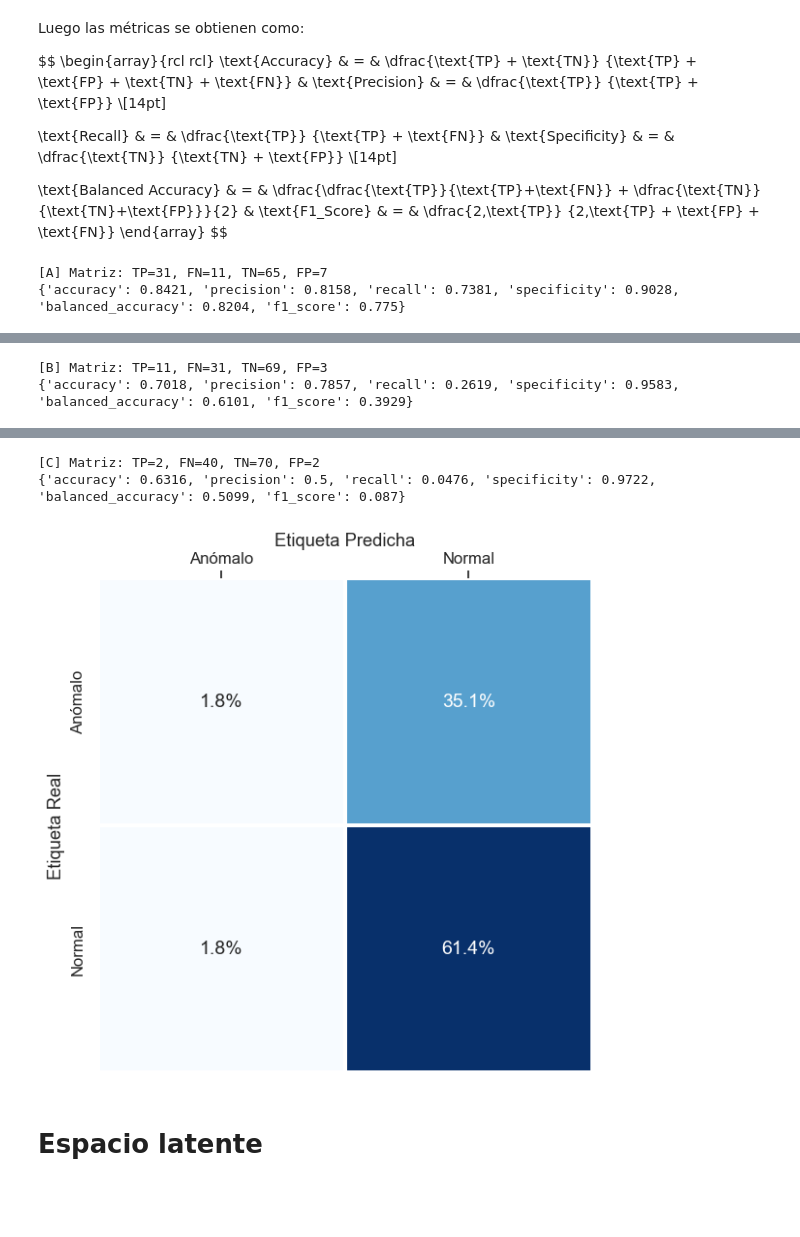
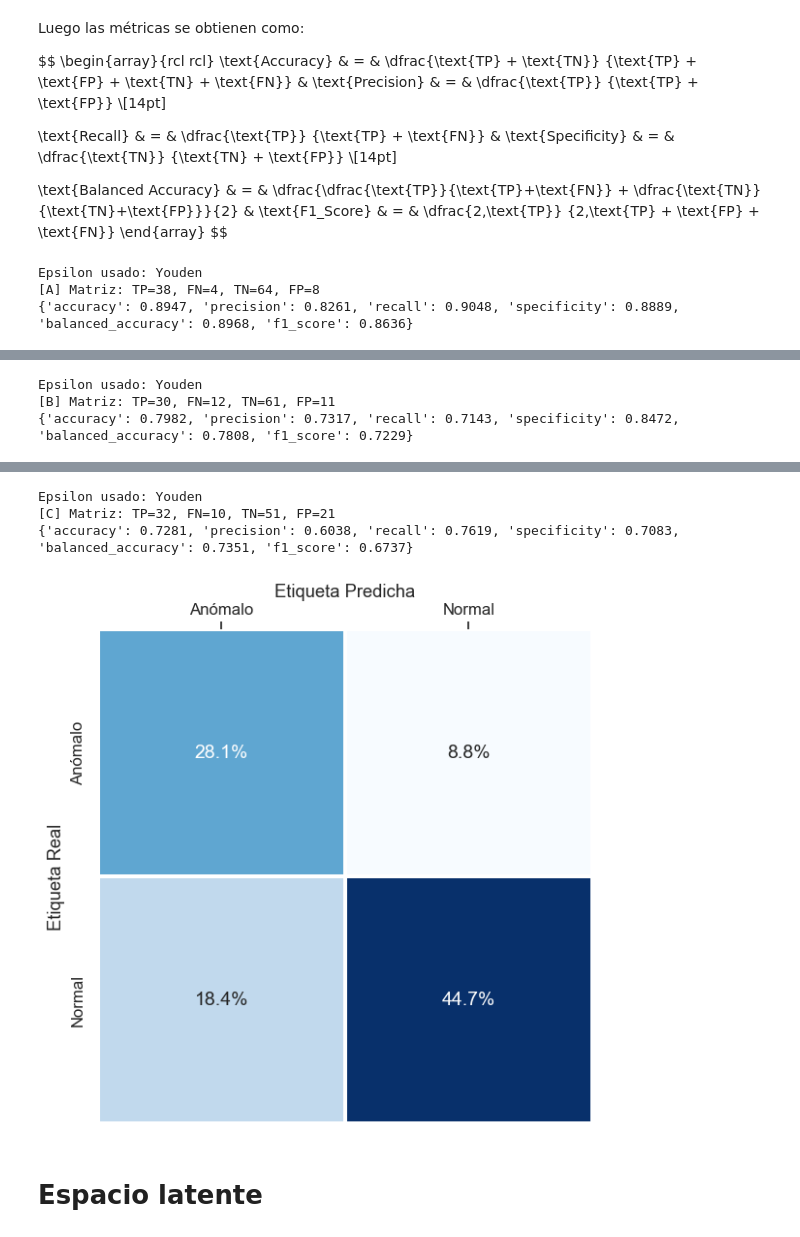
Before and after one commit to matias-cisnero/anomaly-detection-with-autoencoder, a Jupyter notebook: notebooks/test.ipynb, the cells around one changed output, grey strips where cells are left out. Saved outputs shown, nothing was run; the diff lists cells and outputs as text; code cells hidden in the pictures; blank space fills up the shorter version.

Commit message:
Simplificaciones en utils y models

```diff
--- a/notebooks/test.ipynb
+++ b/notebooks/test.ipynb
@@ -136,31 +192,0 @@ def graficar_histograma_errores_reconstruccion(dif_norm, dif_anom, epsilon=None,
-# %%
-from utils import (evaluar_reconstruccion, obtener_epsilon, obtener_matriz_confusion, obtener_metricas)
-
-modelos = [modelo_A, modelo_B, modelo_C]
-x_trains = [x_train_A, x_train_B, x_train_C]
-nombres = ["A", "B", "C"]
-
-dif_norm = []
-dif_anom = []
-epsilons = []
-
-TIPO_NORMA = "MSE" #"L1" "L2" "Linf" "MSE"
-TIPO_EPSILON = 2
-
-# (x_train_A, y_train_A)(x_train_B, y_train_B)(x_train_C, y_train_C)(x_val, y_val)(x_test, y_test)
-X = x_val
-Y = y_val
-
-for modelo in modelos:
-    _, dnorm = evaluar_reconstruccion(modelo, X[Y==0], device, tipo_norma=TIPO_NORMA)
-    _, danom = evaluar_reconstruccion(modelo, X[Y==1], device, tipo_norma=TIPO_NORMA)
-    dif_norm.append(dnorm)
-    dif_anom.append(danom)
-for modelo, x_train in zip(modelos, x_trains):
-    eps = obtener_epsilon(modelo, x_train, device, tipo_epsilon=TIPO_EPSILON, tipo_norma=TIPO_NORMA)
-    epsilons.append(eps)
-for e in epsilons:
-    print(round(e, 3))
-for nombre, dnorm, danom, eps in zip(nombres, dif_norm, dif_anom, epsilons):
-    print(f"[{nombre}] normales={len(X[Y==0])}, anomalías={len(X[Y==1])}, normales > epsilon={np.sum(dnorm > eps)}")
-    graficar_histograma_errores_reconstruccion(dnorm, danom, epsilon=eps, kde=False, bins=20, stat="frequency")
@@ -208,6 +224,8 @@ $$
 \end{array}
 $$
 # %%
+from utils import get_confusion_matrix, calculate_metrics
+
 def graficar_matriz_confusion(TP: int, FN: int, TN: int, FP: int, norm: bool = False):
 
     matriz = np.array([[TP, FN], [FP, TN]])
@@ -230,11 +248,14 @@ def graficar_matriz_confusion(TP: int, FN: int, TN: int, FP: int, norm: bool = F
     plt.tight_layout()
     plt.show()
 
-for nombre, dnorm, danom, eps in zip(nombres, dif_norm, dif_anom, epsilons):
-    TP, FN, TN, FP = obtener_matriz_confusion(dnorm, danom, eps)
+for nombre, (norm_errors, anom_errors), lista_eps in zip(nombres, errores, epsilons):
+    print(f"Epsilon usado: {lista_eps[-1][1]}")
+    eps = lista_eps[-1][0]
+    TP, FN, TN, FP = get_confusion_matrix(norm_errors, anom_errors, eps)
     print(f"[{nombre}] Matriz: TP={TP}, FN={FN}, TN={TN}, FP={FP}")
-    print(obtener_metricas(TP, FN, TN, FP))
+    print(calculate_metrics(TP, FN, TN, FP))
     graficar_matriz_confusion(TP, FN, TN, FP, True)
 # %% [output]
-[A] Matriz: TP=31, FN=11, TN=65, FP=7
-{'accuracy': 0.8421, 'precision': 0.8158, 'recall': 0.7381, 'specificity': 0.9028, 'balanced_accuracy': 0.8204, 'f1_score': 0.775}
+Epsilon usado: Youden
+[A] Matriz: TP=38, FN=4, TN=64, FP=8
+{'accuracy': 0.8947, 'precision': 0.8261, 'recall': 0.9048, 'specificity': 0.8889, 'balanced_accuracy': 0.8968, 'f1_score': 0.8636}
@@ -242,2 +263,3 @@ for nombre, dnorm, danom, eps in zip(nombres, dif_norm, dif_anom, epsilons):
-[B] Matriz: TP=11, FN=31, TN=69, FP=3
-{'accuracy': 0.7018, 'precision': 0.7857, 'recall': 0.2619, 'specificity': 0.9583, 'balanced_accuracy': 0.6101, 'f1_score': 0.3929}
+Epsilon usado: Youden
+[B] Matriz: TP=30, FN=12, TN=61, FP=11
+{'accuracy': 0.7982, 'precision': 0.7317, 'recall': 0.7143, 'specificity': 0.8472, 'balanced_accuracy': 0.7808, 'f1_score': 0.7229}
@@ -245,6 +267,7 @@ for nombre, dnorm, danom, eps in zip(nombres, dif_norm, dif_anom, epsilons):
-[C] Matriz: TP=2, FN=40, TN=70, FP=2
-{'accuracy': 0.6316, 'precision': 0.5, 'recall': 0.0476, 'specificity': 0.9722, 'balanced_accuracy': 0.5099, 'f1_score': 0.087}
+Epsilon usado: Youden
+[C] Matriz: TP=32, FN=10, TN=51, FP=21
+{'accuracy': 0.7281, 'precision': 0.6038, 'recall': 0.7619, 'specificity': 0.7083, 'balanced_accuracy': 0.7351, 'f1_score': 0.6737}
-[figure, old version]
+[figure, new version]
 # %% [markdown]
 # Espacio latente
 # %%
```
Also changed, not shown: parts of 15 cells of this notebook, 6 other files.
